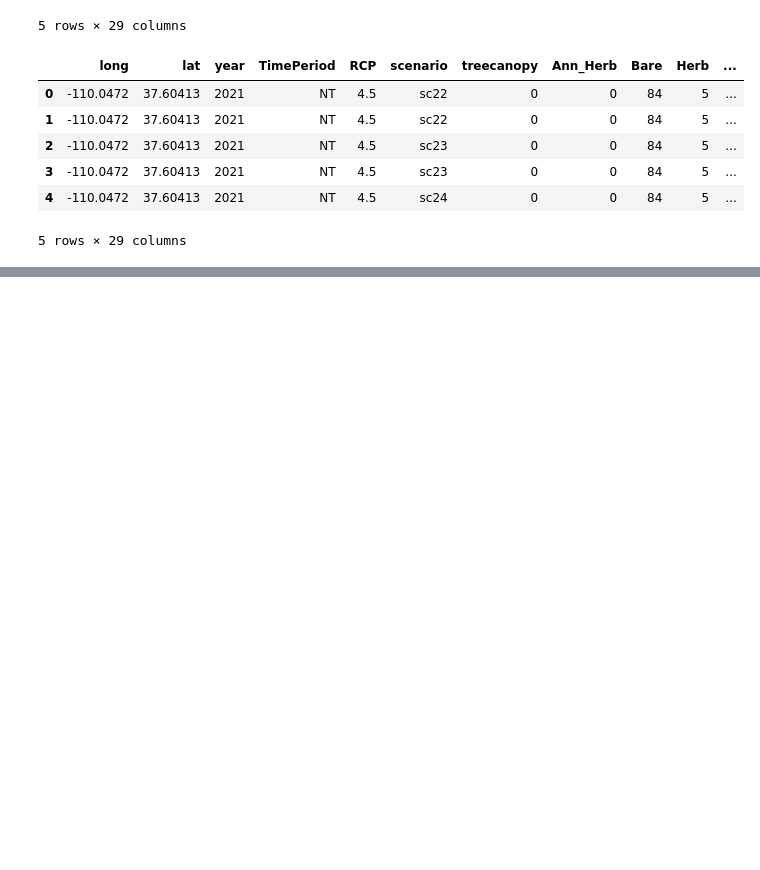
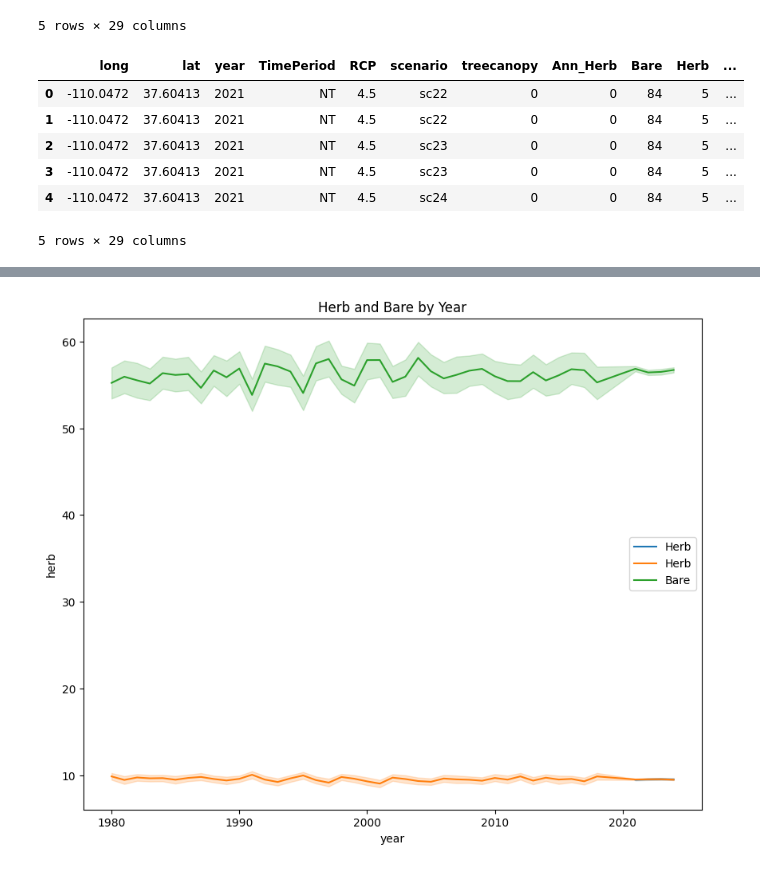
Before and after one commit to hannah-hana-kim/DSAN-Scholarship, a Jupyter notebook: main_py.ipynb, the cells around one changed output, grey strips where cells are left out. Drawn from its saved outputs; the diff is of its cells as text; code cells hidden in the pictures; blank space fills up the shorter version.

```diff
--- a/main_py.ipynb
+++ b/main_py.ipynb
@@ -28,0 +197,9 @@ nearterm.head()
+# %%
+# plot a line graph of herb and bare rcp by year
+plt.figure(figsize=(10, 8))
+sns.lineplot(data=df, x='year', y='herb', label='Herb')
+sns.lineplot(data=df, x='year', y='bare', label='Bare')
+plt.title('Herb and Bare by Year')
+plt.show()
+# %% [output]
+[figure, added]
```
Also changed, not shown: parts of 20 cells of this notebook, 5 other files.
